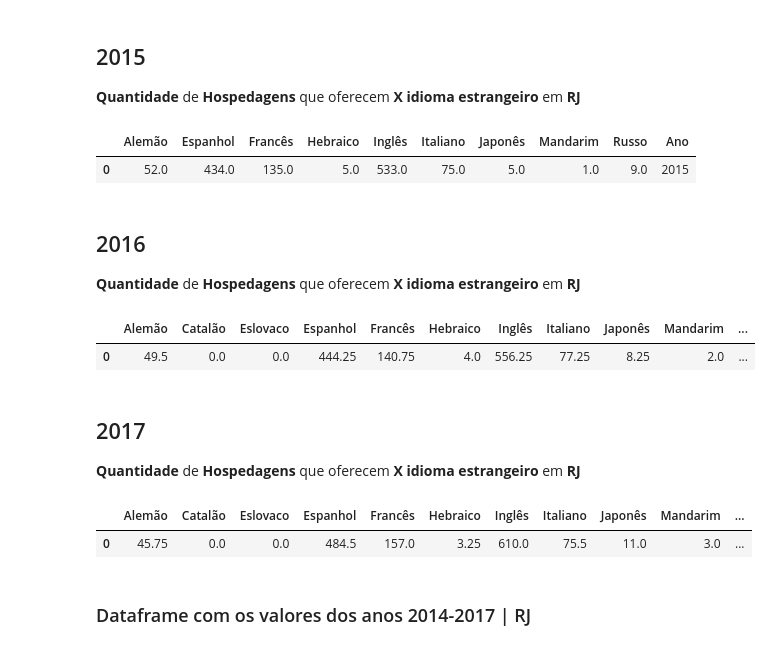
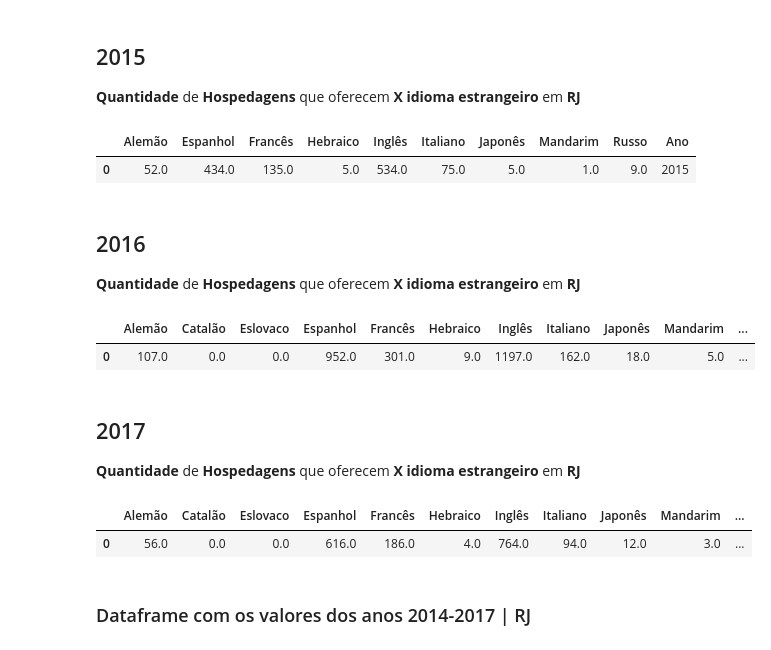
Before and after one commit to if1015-datascience-ufpe/2018-2-projeto-agua-de-coco, a Jupyter notebook: Análise Hospedagens.ipynb, the cells around one changed output. Saved outputs shown, nothing was run; the diff lists cells and outputs as text; code cells hidden in the pictures.

Commit message:
Correção-Agrupamento
União dos dadosdos Trimestre em um df

```diff
--- a/Análise Hospedagens.ipynb
+++ b/Análise Hospedagens.ipynb
@@ -92,7 +92,7 @@ Index(['RAZÃO SOCIAL', 'NOME FANTASIA', 'CNPJ', 'NATUREZA JURIDICA',
 # %%
 def AnaliseDadosHospedagens(dataFrame_Hospedagens):
     ##Escolhendo colunas
-    dados = pd.DataFrame(dataFrame_Hospedagens,columns = ['UF','NOME FANTASIA','SITUAÇÃO', 'LINGUAS'])
+    dados = pd.DataFrame(dataFrame_Hospedagens,columns = ['UF','CNPJ','SITUAÇÃO', 'LINGUAS'])
 
     ## Hospedagens que estão funcionando
     dados = dados[dados.SITUAÇÃO.str.contains('Em Operação')]
@@ -108,17 +108,9 @@ def AnaliseDadosHospedagens(dataFrame_Hospedagens):
             if (len(palavra) > 4) and (palavra != 'Nenhuma') and (palavra != 'Opções'):
                 allIdiomas.append(palavra)
 
-    linguas = []
-    for idioma in allIdiomas:
-        if idioma not in linguas:
-            linguas.append(idioma)
-    # Idiomas oferecidos pelas hospedagens
+    linguas = set(allIdiomas)
+
     print(linguas)
-
-    # Adcionando Novas colunas
-    #for lingua in linguas:
-     #   dados[lingua] = 0
-
 
     # Adicionando valores as coluncas de idiomas oferecidos
     for lingua in linguas:
@@ -263,0 +258,9 @@ display(dados_2017_04.head())
+# %%
+def UniaoDataframes(dataFrame1,dataFrame2,dataFrame3,dataFrame4):
+    dados1 = pd.merge(dataFrame1,dataFrame2,how='outer')
+    dados2 = pd.merge(dataFrame3,dataFrame4,how='outer')
+    dados = pd.merge(dados1 , dados2 , how='outer')
+    return dados
+# %%
+dados_2016 = UniaoDataframes(dados_2016_01,dados_2016_02,dados_2016_03,dados_2016_04)
+dados_2016.head()
@@ -426,26 +418,14 @@ def dados2015(dataFrame,uf):
     dados = ano(dados,'2015')
     return dados
 
-def dados2016(dataframe1,dataframe2,dataframe3,dataframe4,uf):
-
-    dados = pd.DataFrame([contador12_2016(EstadoUF(dataframe1,uf)),
-                   contador12_2016(EstadoUF(dataframe2,uf)),
-                   contador3_2016(EstadoUF(dataframe3,uf)),
-                   contador4_2016(EstadoUF(dataframe4,uf))
-                  ])
-    dados.rename(index={0:'1 Trimestre',1:'2 Trimestre', 2:'3 Trimestre',3:'4 Trimestre'},inplace=True)
+def dados2016(dataFrame,uf):
+    dados = pd.DataFrame([contador_2016(EstadoUF(dataFrame,uf))])
     dados = media(dados)
     dados = ano(dados,'2016')
     return dados
 
-def dados2017(dataframe1,dataframe2,dataframe3,dataframe4,uf):
-
-    dados = pd.DataFrame([contador_2017(EstadoUF(dataframe1,uf)),
-                   contador_2017(EstadoUF(dataframe2,uf)),
-                   contador_2017(EstadoUF(dataframe3,uf)),
-                   contador_2017(EstadoUF(dataframe4,uf))
-                  ])
-    dados.rename(index={0:'1 Trimestre',1:'2 Trimestre', 2:'3 Trimestre',3:'4 Trimestre'},inplace=True)
+def dados2017(dataFrame,uf):
+    dados = pd.DataFrame([contador_2017(EstadoUF(dataFrame,uf))])
     dados = media(dados)
     dados = ano(dados,'2017')
     return dados
@@ -537,25 +517,25 @@ dadosRJ_2015 = dados2015(dados_2015,'RJ')
 dadosRJ_2015
 # %% [output]
 |  | Alemão | Espanhol | Francês | Hebraico | Inglês | Italiano | Japonês | Mandarim | Russo | Ano |
-| 0 | 52.0 | 434.0 | 135.0 | 5.0 | 533.0 | 75.0 | 5.0 | 1.0 | 9.0 | 2015 |
+| 0 | 52.0 | 434.0 | 135.0 | 5.0 | 534.0 | 75.0 | 5.0 | 1.0 | 9.0 | 2015 |
 # %% [markdown]
 ## 2016
 <p><strong>Quantidade</strong> de <strong>Hospedagens</strong> que oferecem <strong>X idioma estrangeiro</strong> em <strong>RJ</strong></p>
 # %%
-dadosRJ_2016 = dados2016(dados_2016_01,dados_2016_02,dados_2016_03,dados_2016_04,'RJ')
+dadosRJ_2016 = dados2016(dados_2016,'RJ')
 dadosRJ_2016
 # %% [output]
 |  | Alemão | Catalão | Eslovaco | Espanhol | Francês | Hebraico | Inglês | Italiano | Japonês | Mandarim | ... |
-| 0 | 49.5 | 0.0 | 0.0 | 444.25 | 140.75 | 4.0 | 556.25 | 77.25 | 8.25 | 2.0 | ... |
+| 0 | 107.0 | 0.0 | 0.0 | 952.0 | 301.0 | 9.0 | 1197.0 | 162.0 | 18.0 | 5.0 | ... |
 # %% [markdown]
 ## 2017
 <p><strong>Quantidade</strong> de <strong>Hospedagens</strong> que oferecem <strong>X idioma estrangeiro</strong> em <strong>RJ</strong></p>
 # %%
-dadosRJ_2017 = dados2017(dados_2017_01,dados_2017_02,dados_2017_03,dados_2017_04,'RJ')
+dadosRJ_2017 = dados2017(dados_2017,'RJ')
 dadosRJ_2017
 # %% [output]
 |  | Alemão | Catalão | Eslovaco | Espanhol | Francês | Hebraico | Inglês | Italiano | Japonês | Mandarim | ... |
-| 0 | 45.75 | 0.0 | 0.0 | 484.5 | 157.0 | 3.25 | 610.0 | 75.5 | 11.0 | 3.0 | ... |
+| 0 | 56.0 | 0.0 | 0.0 | 616.0 | 186.0 | 4.0 | 764.0 | 94.0 | 12.0 | 3.0 | ... |
 # %% [markdown]
 ### Dataframe com os valores dos anos 2014-2017 | RJ
 # %%
```
Also changed, not shown: parts of 33 cells of this notebook.
